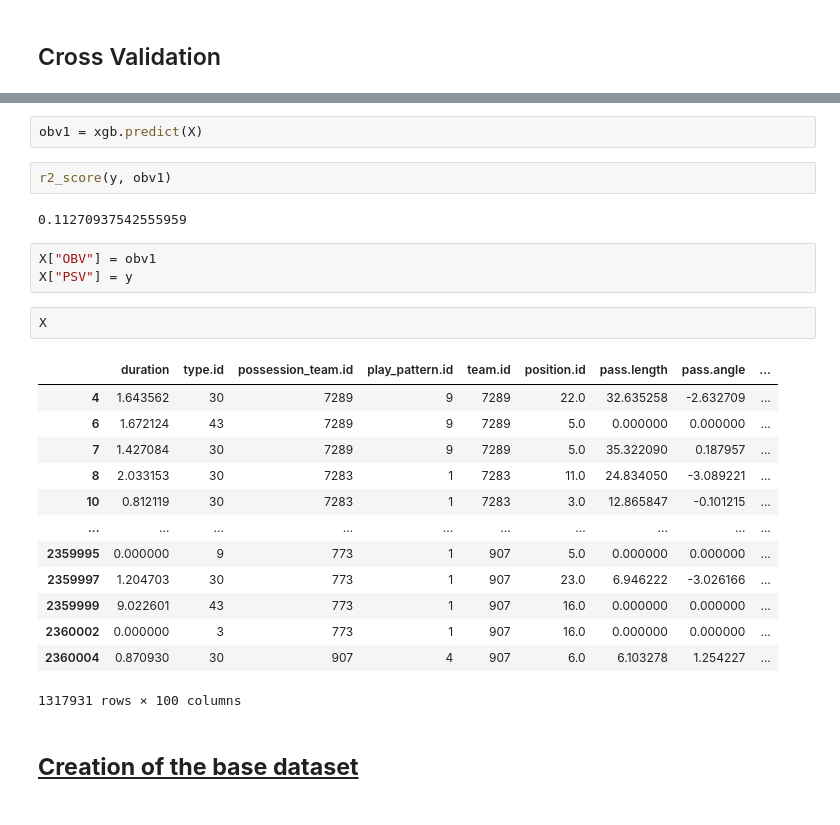
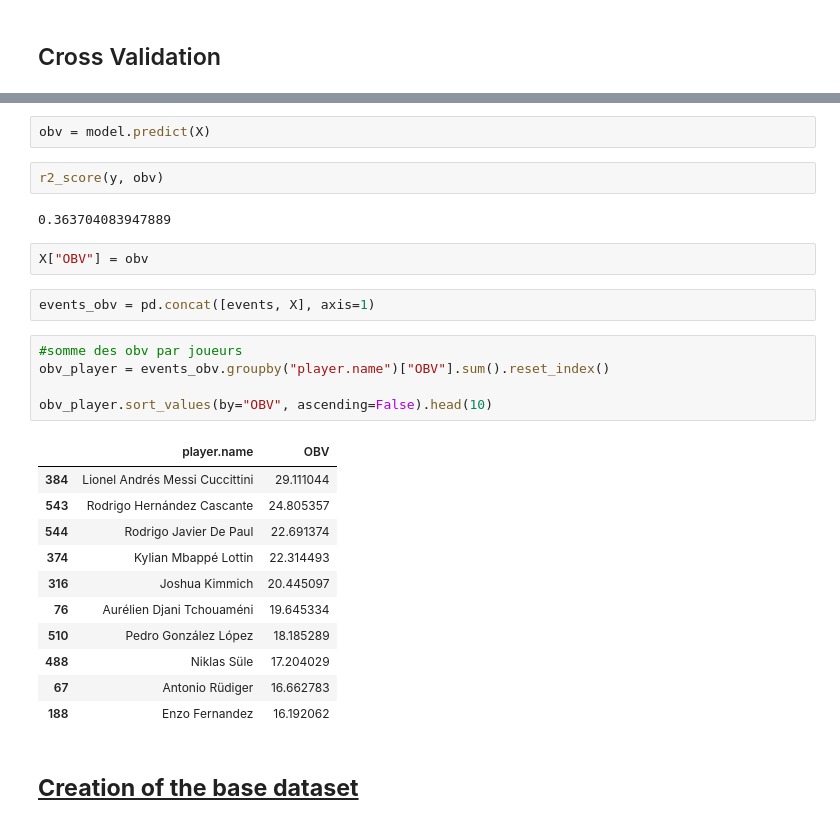
Before and after one commit to tomasnp/Datacamp, a Jupyter notebook: Final.ipynb, the cells around one changed output, grey strips where cells are left out. Cells and saved outputs as stored; diff of their text form.

Commit message:
OBV on events

```diff
--- a/Final.ipynb
+++ b/Final.ipynb
@@ -785,28 +759,30 @@ y_cv = cross_val_predict(xgb, X_train, y_train, cv=5)
 # %%
-obv1 = xgb.predict(X)
+obv = model.predict(X)
 # %%
-r2_score(y, obv1)
+r2_score(y, obv)
 # %% [output]
-0.11270937542555959
+0.363704083947889
-# %%
-X["OBV"] = obv1
-X["PSV"] = y
 # %%
-X
+X["OBV"] = obv
-# %% [output]
-|  | duration | type.id | possession_team.id | play_pattern.id | team.id | position.id | pass.length | pass.angle | ... |
-| 4 | 1.643562 | 30 | 7289 | 9 | 7289 | 22.0 | 32.635258 | -2.632709 | ... |
-| 6 | 1.672124 | 43 | 7289 | 9 | 7289 | 5.0 | 0.000000 | 0.000000 | ... |
-| 7 | 1.427084 | 30 | 7289 | 9 | 7289 | 5.0 | 35.322090 | 0.187957 | ... |
-| 8 | 2.033153 | 30 | 7283 | 1 | 7283 | 11.0 | 24.834050 | -3.089221 | ... |
-| 10 | 0.812119 | 30 | 7283 | 1 | 7283 | 3.0 | 12.865847 | -0.101215 | ... |
-| ... | ... | ... | ... | ... | ... | ... | ... | ... | ... |
-| 2359995 | 0.000000 | 9 | 773 | 1 | 907 | 5.0 | 0.000000 | 0.000000 | ... |
-| 2359997 | 1.204703 | 30 | 773 | 1 | 907 | 23.0 | 6.946222 | -3.026166 | ... |
-| 2359999 | 9.022601 | 43 | 773 | 1 | 907 | 16.0 | 0.000000 | 0.000000 | ... |
-| 2360002 | 0.000000 | 3 | 773 | 1 | 907 | 16.0 | 0.000000 | 0.000000 | ... |
-| 2360004 | 0.870930 | 30 | 907 | 4 | 907 | 6.0 | 6.103278 | 1.254227 | ... |
-1317931 rows × 100 columns
+# %%
+events_obv = pd.concat([events, X], axis=1)
+# %%
+#somme des obv par joueurs
+obv_player = events_obv.groupby("player.name")["OBV"].sum().reset_index()
+
+obv_player.sort_values(by="OBV", ascending=False).head(10)
+# %% [output]
+|  | player.name | OBV |
+| 384 | Lionel Andrés Messi Cuccittini | 29.111044 |
+| 543 | Rodrigo Hernández Cascante | 24.805357 |
+| 544 | Rodrigo Javier De Paul | 22.691374 |
+| 374 | Kylian Mbappé Lottin | 22.314493 |
+| 316 | Joshua Kimmich | 20.445097 |
+| 76 | Aurélien Djani Tchouaméni | 19.645334 |
+| 510 | Pedro González López | 18.185289 |
+| 488 | Niklas Süle | 17.204029 |
+| 67 | Antonio Rüdiger | 16.662783 |
+| 188 | Enzo Fernandez | 16.192062 |
 # %% [markdown]
 ## **<ins>Creation of the base dataset</ins>**
 # %%
```
Also changed, not shown: parts of 5 cells of this notebook.
